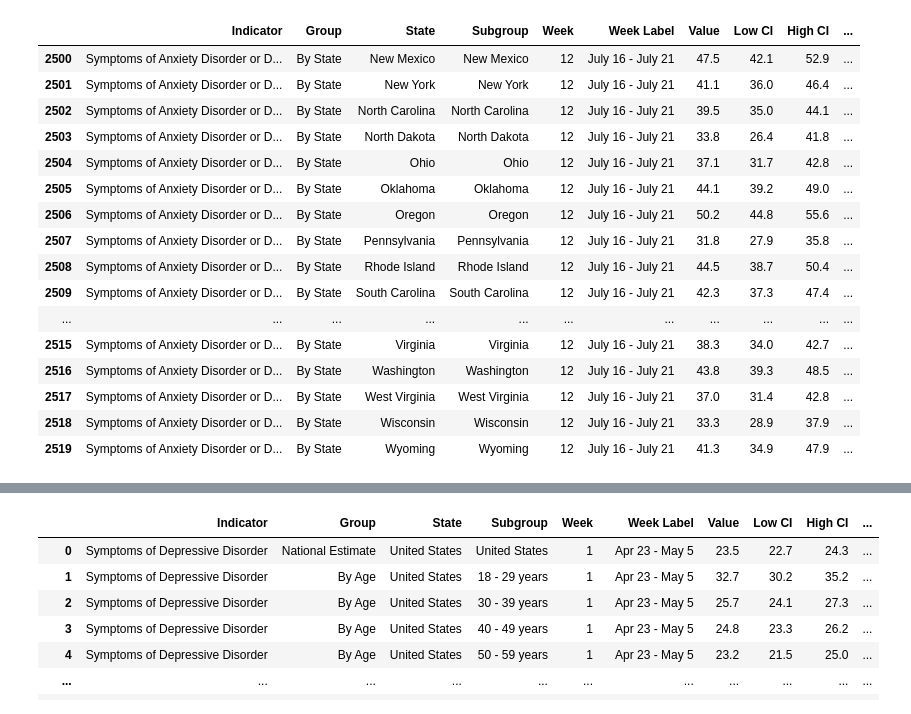
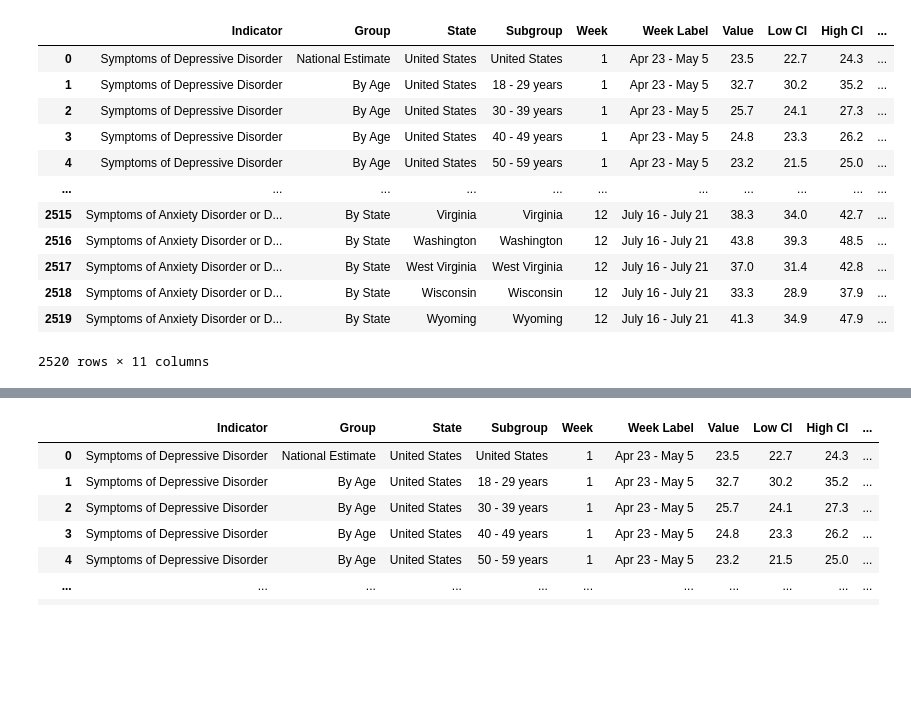
Before and after one commit to Kthomas09/GWU-Project-1, a Jupyter notebook: Linear_regression.ipynb, the cells around one changed output, grey strips where cells are left out. Drawn from its saved outputs; the diff is of its cells as text; code cells hidden in the pictures; blank space fills up the shorter version.

```diff
--- a/Linear_regression.ipynb
+++ b/Linear_regression.ipynb
@@ -3,21 +12,17 @@ import pandas as pd
 # %%
 df=pd.read_csv("data_resources/2020IndicatorsofDepression.csv")
-df.tail(20)
+df
 # %% [output]
 |  | Indicator | Group | State | Subgroup | Week | Week Label | Value | Low CI | High CI | ... |
-| 2500 | Symptoms of Anxiety Disorder or D... | By State | New Mexico | New Mexico | 12 | July 16 - July 21 | 47.5 | 42.1 | 52.9 | ... |
-| 2501 | Symptoms of Anxiety Disorder or D... | By State | New York | New York | 12 | July 16 - July 21 | 41.1 | 36.0 | 46.4 | ... |
-| 2502 | Symptoms of Anxiety Disorder or D... | By State | North Carolina | North Carolina | 12 | July 16 - July 21 | 39.5 | 35.0 | 44.1 | ... |
-| 2503 | Symptoms of Anxiety Disorder or D... | By State | North Dakota | North Dakota | 12 | July 16 - July 21 | 33.8 | 26.4 | 41.8 | ... |
-| 2504 | Symptoms of Anxiety Disorder or D... | By State | Ohio | Ohio | 12 | July 16 - July 21 | 37.1 | 31.7 | 42.8 | ... |
-| 2505 | Symptoms of Anxiety Disorder or D... | By State | Oklahoma | Oklahoma | 12 | July 16 - July 21 | 44.1 | 39.2 | 49.0 | ... |
-| 2506 | Symptoms of Anxiety Disorder or D... | By State | Oregon | Oregon | 12 | July 16 - July 21 | 50.2 | 44.8 | 55.6 | ... |
-| 2507 | Symptoms of Anxiety Disorder or D... | By State | Pennsylvania | Pennsylvania | 12 | July 16 - July 21 | 31.8 | 27.9 | 35.8 | ... |
-| 2508 | Symptoms of Anxiety Disorder or D... | By State | Rhode Island | Rhode Island | 12 | July 16 - July 21 | 44.5 | 38.7 | 50.4 | ... |
-| 2509 | Symptoms of Anxiety Disorder or D... | By State | South Carolina | South Carolina | 12 | July 16 - July 21 | 42.3 | 37.3 | 47.4 | ... |
+| 0 | Symptoms of Depressive Disorder | National Estimate | United States | United States | 1 | Apr 23 - May 5 | 23.5 | 22.7 | 24.3 | ... |
+| 1 | Symptoms of Depressive Disorder | By Age | United States | 18 - 29 years | 1 | Apr 23 - May 5 | 32.7 | 30.2 | 35.2 | ... |
+| 2 | Symptoms of Depressive Disorder | By Age | United States | 30 - 39 years | 1 | Apr 23 - May 5 | 25.7 | 24.1 | 27.3 | ... |
+| 3 | Symptoms of Depressive Disorder | By Age | United States | 40 - 49 years | 1 | Apr 23 - May 5 | 24.8 | 23.3 | 26.2 | ... |
+| 4 | Symptoms of Depressive Disorder | By Age | United States | 50 - 59 years | 1 | Apr 23 - May 5 | 23.2 | 21.5 | 25.0 | ... |
 | ... | ... | ... | ... | ... | ... | ... | ... | ... | ... | ... |
 | 2515 | Symptoms of Anxiety Disorder or D... | By State | Virginia | Virginia | 12 | July 16 - July 21 | 38.3 | 34.0 | 42.7 | ... |
 | 2516 | Symptoms of Anxiety Disorder or D... | By State | Washington | Washington | 12 | July 16 - July 21 | 43.8 | 39.3 | 48.5 | ... |
 | 2517 | Symptoms of Anxiety Disorder or D... | By State | West Virginia | West Virginia | 12 | July 16 - July 21 | 37.0 | 31.4 | 42.8 | ... |
 | 2518 | Symptoms of Anxiety Disorder or D... | By State | Wisconsin | Wisconsin | 12 | July 16 - July 21 | 33.3 | 28.9 | 37.9 | ... |
 | 2519 | Symptoms of Anxiety Disorder or D... | By State | Wyoming | Wyoming | 12 | July 16 - July 21 | 41.3 | 34.9 | 47.9 | ... |
+2520 rows × 11 columns
```
Also changed, not shown: parts of 18 cells of this notebook, 2 other files.
